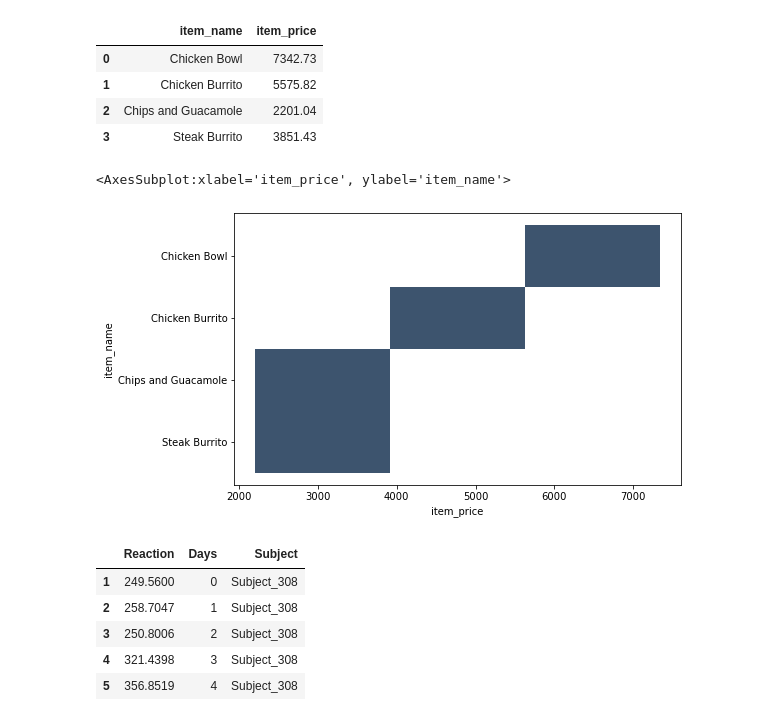
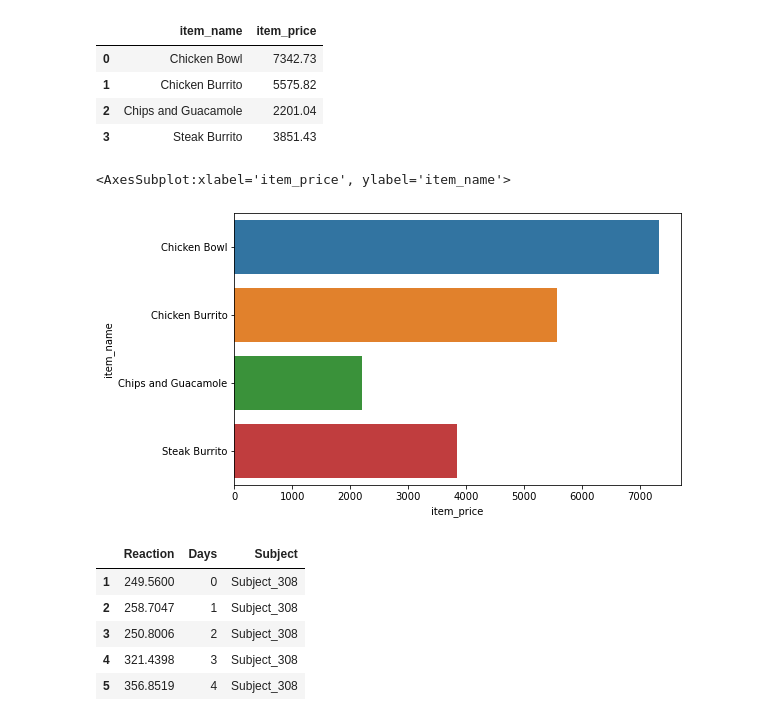
Before and after one commit to lincolnmuriithi11/numpy-pandas-visualization-exercises, a Jupyter notebook: seaborn_exercises.ipynb, the cells around one changed output. Drawn from its saved outputs; the diff is of its cells as text; code cells hidden in the pictures.

```diff
--- a/seaborn_exercises.ipynb
+++ b/seaborn_exercises.ipynb
@@ -294,10 +330,10 @@ revenue
 # %%
 plt.figure(figsize = (8, 5))
 
-sns.histplot(data = revenue, y= 'item_name', x = 'item_price')
+sns.barplot(data = revenue, y= 'item_name', x = 'item_price')
 # %% [output]
 <AxesSubplot:xlabel='item_price', ylabel='item_name'>
-[figure, old version]
+[figure, new version]
 # %%
 sleepstudy = data('sleepstudy')
 sleepstudy['Subject'] = 'Subject_' + sleepstudy.Subject.astype(str)
```
Also changed, not shown: parts of 15 cells of this notebook.
